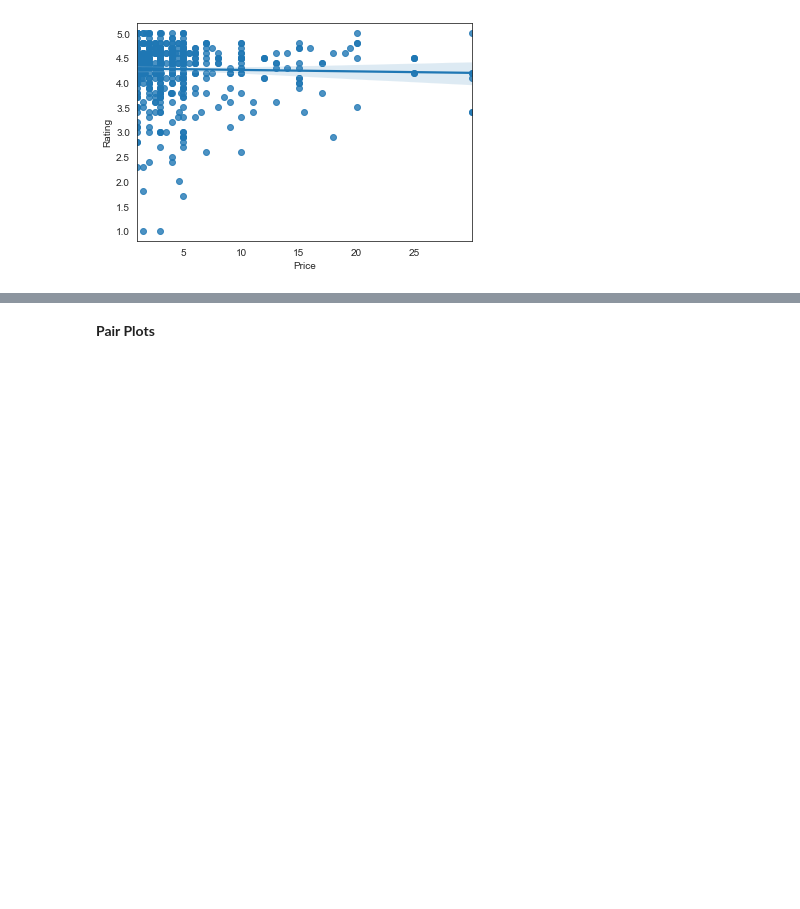
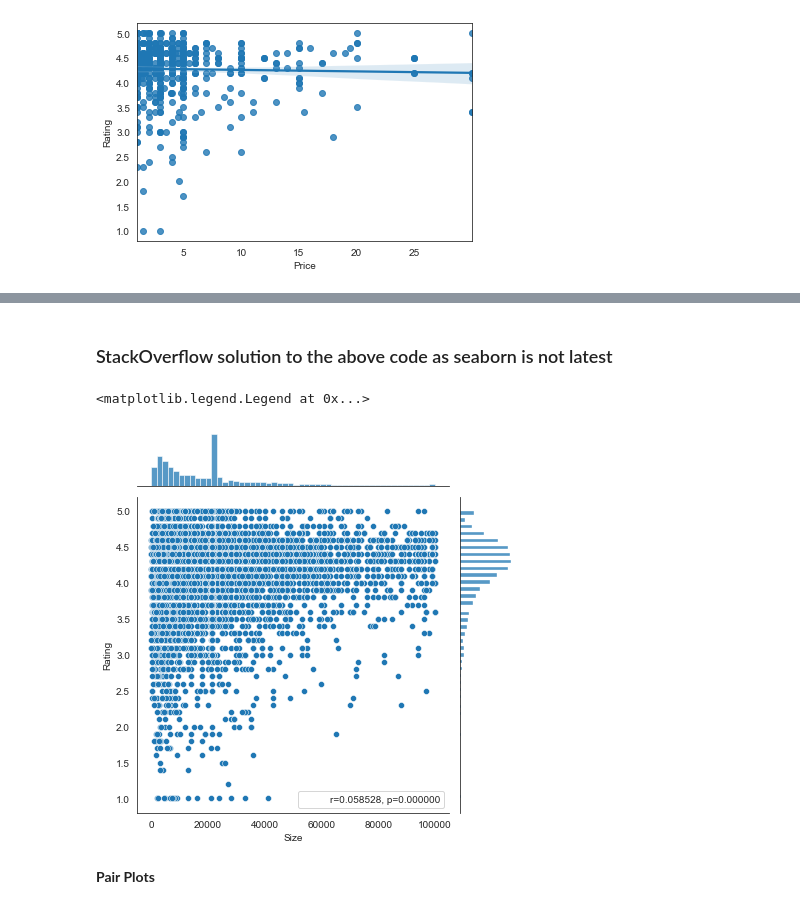
Before and after one commit to khairnardevashish/Data-Visualisation-for-DS-and-ML, a Jupyter notebook: Case Study Notebook/Data Visualisation in Python - Case Study.ipynb, the cells around one changed output, grey strips where cells are left out. Saved outputs shown, nothing was run; the diff lists cells and outputs as text; code cells hidden in the pictures; blank space fills up the shorter version.

```diff
--- a/Case Study Notebook/Data Visualisation in Python - Case Study.ipynb
+++ b/Case Study Notebook/Data Visualisation in Python - Case Study.ipynb
@@ -625,8 +625,8 @@ One of the biggest advantages of using Seaborn is that you can retain its aesthe
 #Check all the styling options
 #style : dict, None, or one of {darkgrid, whitegrid, dark, white, ticks}
 
-sns.set_style("dark")
-sns.set_style("darkgrid")
+#sns.set_style("dark")
+#sns.set_style("darkgrid")
 #sns.set_style("ticks", {"xtick.major.size": 8, "ytick.major.size": 8})
 # %%
 #Change the number of bins to 20
@@ -657,5 +655,5 @@ plt.style.available
  'seaborn-whitegrid',
  'tableau-colorblind10']
 # %%
-plt.style.use("tableau-colorblind10")
+#plt.style.use("tableau-colorblind10")
 # %%
@@ -666,3 +662,3 @@ plt.show()
 # %%
-plt.style.use("ggplot")
+#plt.style.use("ggplot")
 # %%
@@ -673,5 +667,5 @@ plt.show()
 # %%
-plt.style.use("dark_background")
+#plt.style.use("dark_background")
 
-sns.distplot(df.Rating, bins = 20)
-plt.show()
+#sns.distplot(df.Rating, bins = 20)
+#plt.show()
@@ -837,3 +837,20 @@ sns.regplot(df[df.Price > 0].Price, df[df.Price > 0].Rating)
+# %% [markdown]
+### StackOverflow solution to the above code as seaborn is not latest
+# %%
+
+#Change the code to the following
+import scipy.stats as stats
+graph = sns.jointplot(data=df,x='Size', y='Rating')
+r, p = stats.pearsonr(df.Size, df.Rating)
+# if you choose to write your own legend, then you should adjust the properties then
+#phantom, = graph.ax_joint.plot([], [], linestyle="", alpha=0)
+
+# here graph is not a ax but a joint grid, so we access the axis through ax_joint method
+
+graph.ax_joint.legend([phantom],['r={:f}, p={:f}'.format(r,p)])
+# %% [output]
+<matplotlib.legend.Legend at 0x...>
+[figure, added]
 # %% [markdown]
 **Pair Plots**
 # %% [markdown]
```
Also changed, not shown: parts of 37 cells of this notebook.
